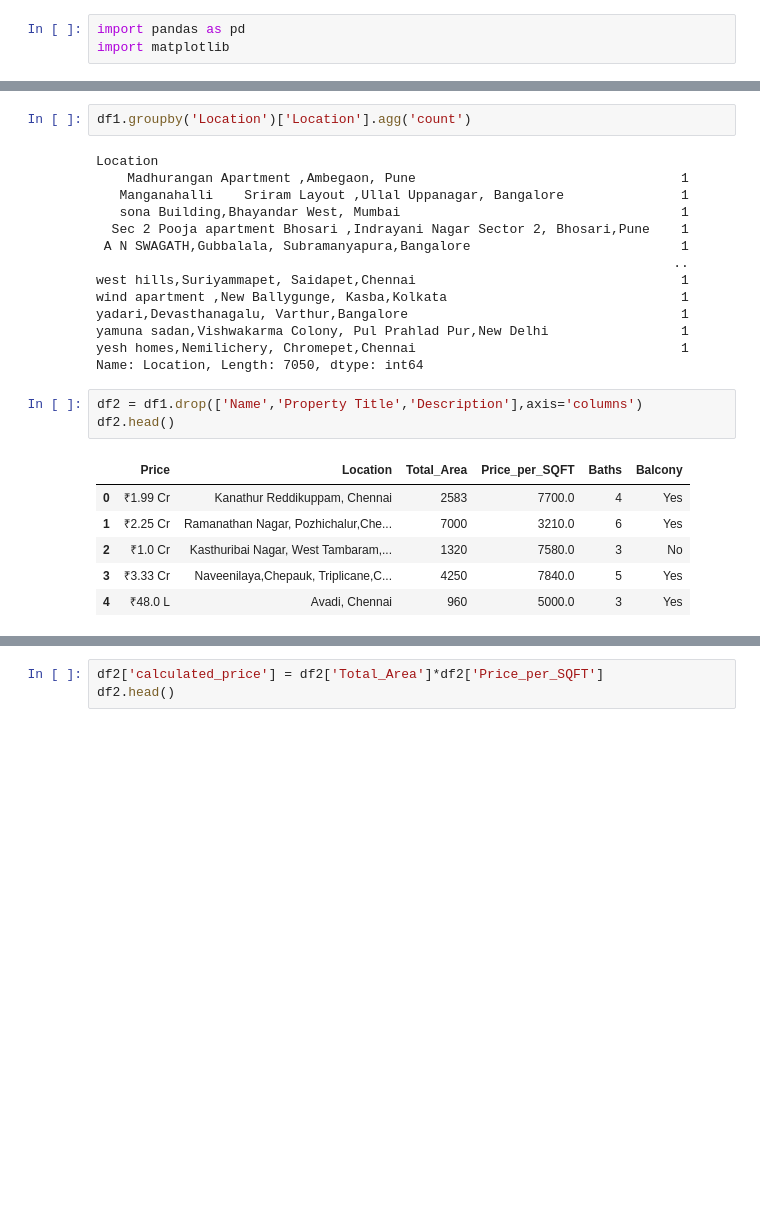
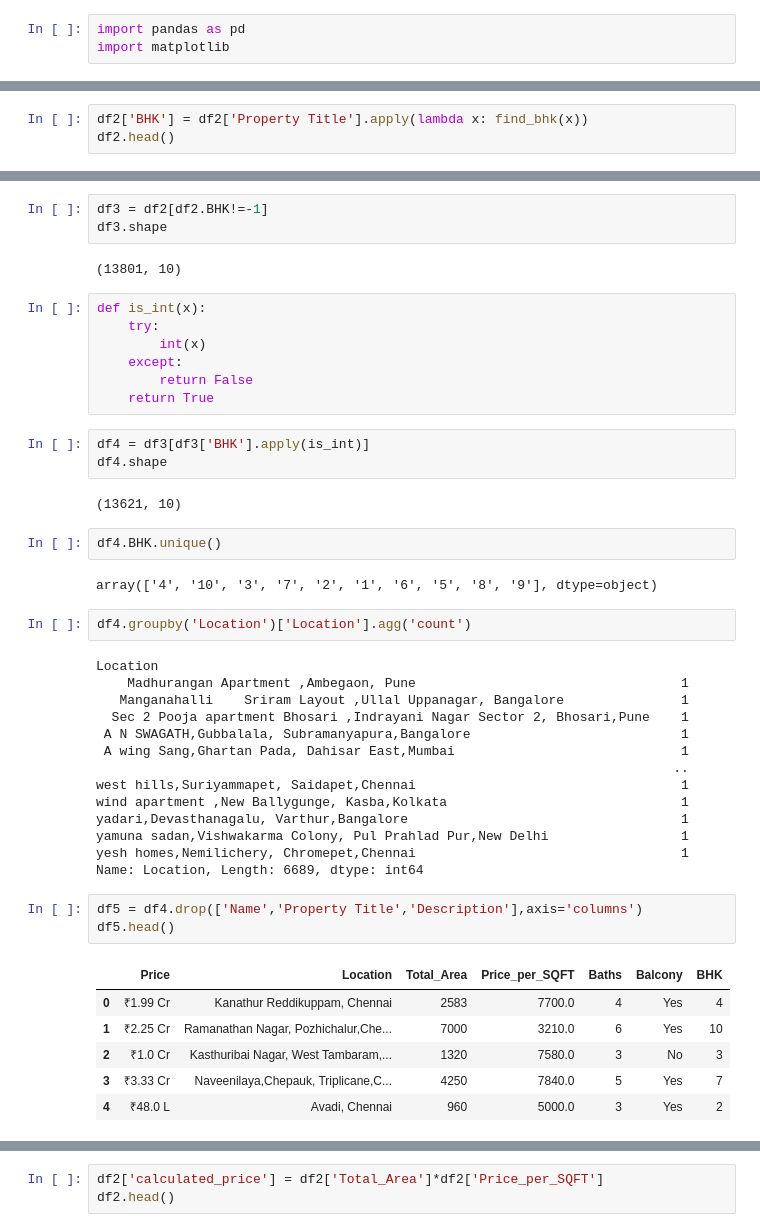
Before and after one commit to tushargarg18/RealEstatePricePrediction, a Jupyter notebook: Untitled.ipynb, the cells around one changed output, grey strips where cells are left out. Drawn from its saved outputs; the diff is of its cells as text; blank space fills up the shorter version.

```diff
--- a/Untitled.ipynb
+++ b/Untitled.ipynb
@@ -20,0 +34,3 @@ df1.shape
+# %%
+df2['BHK'] = df2['Property Title'].apply(lambda x: find_bhk(x))
+df2.head()
@@ -21,27 +67,48 @@ df1.shape
+# %%
+df3 = df2[df2.BHK!=-1]
+df3.shape
+# %% [output]
+(13801, 10)
+# %%
+def is_int(x):
+    try:
+        int(x)
+    except:
+        return False
+    return True
+# %%
+df4 = df3[df3['BHK'].apply(is_int)]
+df4.shape
+# %% [output]
+(13621, 10)
+# %%
+df4.BHK.unique()
+# %% [output]
+array(['4', '10', '3', '7', '2', '1', '6', '5', '8', '9'], dtype=object)
 # %%
-df1.groupby('Location')['Location'].agg('count')
+df4.groupby('Location')['Location'].agg('count')
 # %% [output]
 Location
     Madhurangan Apartment ,Ambegaon, Pune                                  1
    Manganahalli    Sriram Layout ,Ullal Uppanagar, Bangalore               1
-   sona Building,Bhayandar West, Mumbai                                    1
   Sec 2 Pooja apartment Bhosari ,Indrayani Nagar Sector 2, Bhosari,Pune    1
  A N SWAGATH,Gubbalala, Subramanyapura,Bangalore                           1
+ A wing Sang,Ghartan Pada, Dahisar East,Mumbai                             1
                                                                           ..
 west hills,Suriyammapet, Saidapet,Chennai                                  1
 wind apartment ,New Ballygunge, Kasba,Kolkata                              1
 yadari,Devasthanagalu, Varthur,Bangalore                                   1
 yamuna sadan,Vishwakarma Colony, Pul Prahlad Pur,New Delhi                 1
 yesh homes,Nemilichery, Chromepet,Chennai                                  1
-Name: Location, Length: 7050, dtype: int64
+Name: Location, Length: 6689, dtype: int64
 # %%
-df2 = df1.drop(['Name','Property Title','Description'],axis='columns')
-df2.head()
+df5 = df4.drop(['Name','Property Title','Description'],axis='columns')
+df5.head()
 # %% [output]
-|  | Price | Location | Total_Area | Price_per_SQFT | Baths | Balcony |
-| 0 | ₹1.99 Cr | Kanathur Reddikuppam, Chennai | 2583 | 7700.0 | 4 | Yes |
-| 1 | ₹2.25 Cr | Ramanathan Nagar, Pozhichalur,Che... | 7000 | 3210.0 | 6 | Yes |
-| 2 | ₹1.0 Cr | Kasthuribai Nagar, West Tambaram,... | 1320 | 7580.0 | 3 | No |
-| 3 | ₹3.33 Cr | Naveenilaya,Chepauk, Triplicane,C... | 4250 | 7840.0 | 5 | Yes |
-| 4 | ₹48.0 L | Avadi, Chennai | 960 | 5000.0 | 3 | Yes |
+|  | Price | Location | Total_Area | Price_per_SQFT | Baths | Balcony | BHK |
+| 0 | ₹1.99 Cr | Kanathur Reddikuppam, Chennai | 2583 | 7700.0 | 4 | Yes | 4 |
+| 1 | ₹2.25 Cr | Ramanathan Nagar, Pozhichalur,Che... | 7000 | 3210.0 | 6 | Yes | 10 |
+| 2 | ₹1.0 Cr | Kasthuribai Nagar, West Tambaram,... | 1320 | 7580.0 | 3 | No | 3 |
+| 3 | ₹3.33 Cr | Naveenilaya,Chepauk, Triplicane,C... | 4250 | 7840.0 | 5 | Yes | 7 |
+| 4 | ₹48.0 L | Avadi, Chennai | 960 | 5000.0 | 3 | Yes | 2 |
 # %%
```
Also changed, not shown: parts of 10 cells of this notebook.
